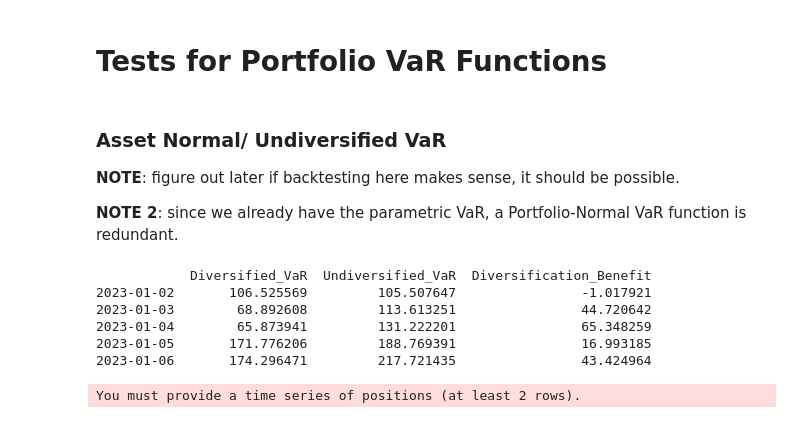
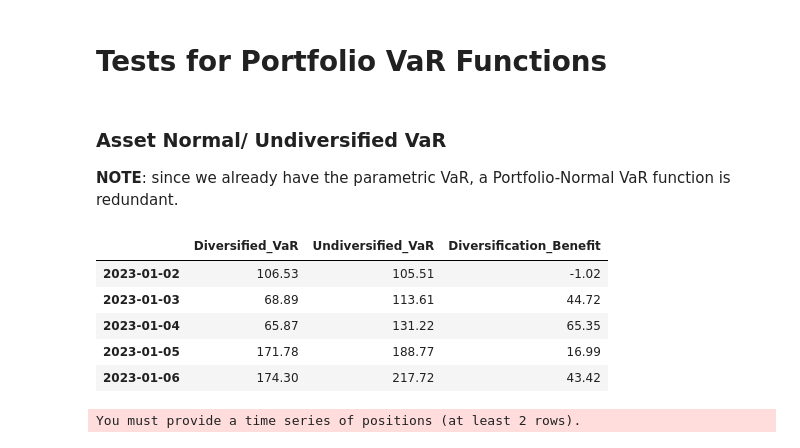
Before and after one commit to Alessandro-Dodon/pyvar, a Jupyter notebook: Functions/TestPortfolios.ipynb, the cells around one changed output. Cells and saved outputs as stored; diff of their text form; code cells hidden in the pictures.

```diff
--- a/Functions/TestPortfolios.ipynb
+++ b/Functions/TestPortfolios.ipynb
@@ -13,60 +13,32 @@ import InteractivePlots
 # %% [markdown]
 ### Asset Normal/ Undiversified VaR
 
-**NOTE**: figure out later if backtesting here makes sense, it should be possible.
-
-**NOTE 2**: since we already have the parametric VaR, a Portfolio-Normal VaR function is redundant.
+**NOTE**: since we already have the parametric VaR, a Portfolio-Normal VaR function is redundant.
 # %%
 # Set parameters
 confidence_level = 0.99
 holding_period = 1
 # %%
-# Define a small time series of positions (3 assets over 5 days)
+# Sample positions
 position_data = pd.DataFrame({
     "Asset_A": [98, 102, 100, 100, 108, 100],
     "Asset_B": [167, 198, 154, 145, 206, 210],
     "Asset_C": [345, 303, 306, 287, 312, 310],
     "Asset D": [123, 145, 167, 189, 312, 345],
     "Asset E": [-325, -300, -316, -287, -318, -330],
     "Asset F": [-1123, -1145, -1167, -1189, -1312, -1345],
     "Asset G": [1, 1, 6, 8, 2, 5],
 }, index=pd.date_range("2023-01-01", periods=6))
+
+# Compute and display the summary
+summary_df = pv.var_asset_normal(position_data, display_table=True)
+# %% [output]
+|  | Diversified_VaR | Undiversified_VaR | Diversification_Benefit |
+| 2023-01-02 | 106.53 | 105.51 | -1.02 |
+| 2023-01-03 | 68.89 | 113.61 | 44.72 |
+| 2023-01-04 | 65.87 | 131.22 | 65.35 |
+| 2023-01-05 | 171.78 | 188.77 | 16.99 |
+| 2023-01-06 | 174.30 | 217.72 | 43.42 |
-# %%
-# Compute Diversified VaR
-var_series = pv.var_asset_normal(
-    position_data=position_data,
-    confidence_level=confidence_level,
-    holding_period=holding_period,
-    undiversified=False
-)
-
-# Compute Undiversified VaR
-uvar_series = pv.var_asset_normal(
-    position_data=position_data,
-    confidence_level=confidence_level,
-    holding_period=holding_period,
-    undiversified=True
-)
-
-# Compute Diversification Benefit
-div_benefit = uvar_series - var_series
-
-# Combine in a DataFrame
-result = pd.DataFrame({
-    "Diversified_VaR": var_series,
-    "Undiversified_VaR": uvar_series,
-    "Diversification_Benefit": div_benefit
-})
-
-# Print result
-print(result)
-# %% [output]
-            Diversified_VaR  Undiversified_VaR  Diversification_Benefit
-2023-01-02       106.525569         105.507647                -1.017921
-2023-01-03        68.892608         113.613251                44.720642
-2023-01-04        65.873941         131.222201                65.348259
-2023-01-05       171.776206         188.769391                16.993185
-2023-01-06       174.296471         217.721435                43.424964
 # %%
 # One-row static input
 static_position = pd.DataFrame([[1_000_000, 2_000_000, 3_000_000]])
```
Also changed, not shown: parts of 9 cells of this notebook, 7 other files.
